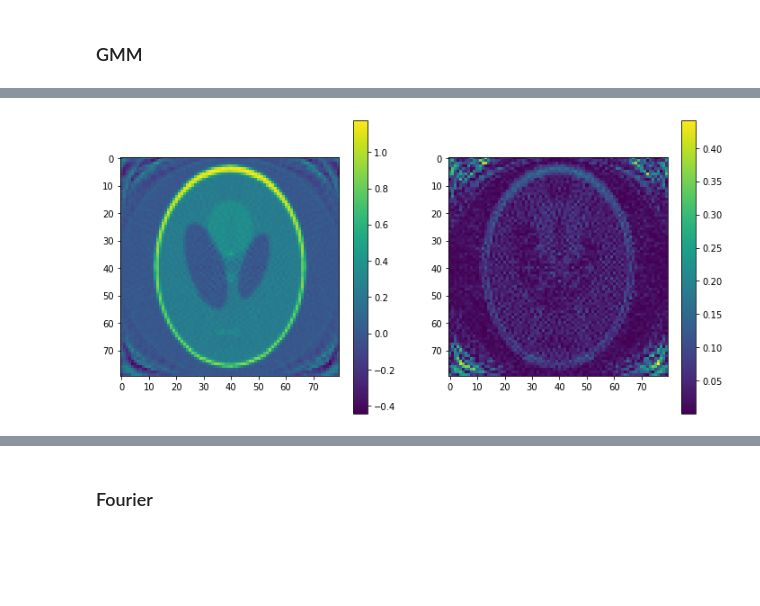
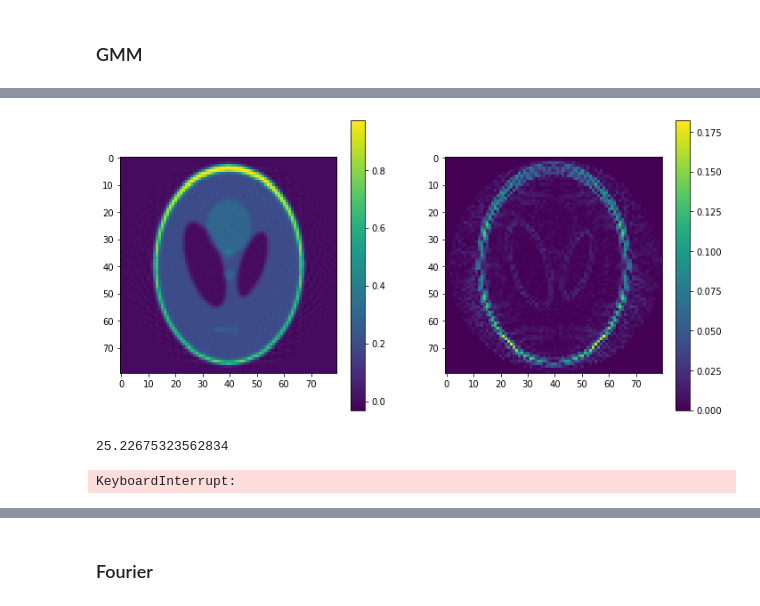
Before and after one commit to bogdantoader/simplecryoem, a Jupyter notebook: nb/SART.ipynb, the cells around one changed output, grey strips where cells are left out. Cells and saved outputs as stored; diff of their text form; code cells hidden in the pictures; blank space fills up the shorter version.

```diff
--- a/nb/SART.ipynb
+++ b/nb/SART.ipynb
@@ -133,7 +138,7 @@ def rotate_and_project_gmm(amp, theta, pts, x_grid, sig):
 # %%
 nx = image.shape[0]
 x_grid = jnp.fft.fftshift(jnp.fft.fftfreq(nx))
-sigma = 0.005
+sigma = 0.008
 amp = 10 + jnp.array(np.random.randn(nx*nx))
 
 rotate_and_project_args = {"x_grid" : x_grid, "sig" : sigma }
@@ -142,7 +147,7 @@ X, Y = jnp.meshgrid(x_grid, x_grid)
 pts = jnp.array([X.ravel(), Y.ravel()]).transpose()
 # %%
 grid_obj = np.array([x_grid[1]-x_grid[0], nx])
-mask = jnp.fft.fftshift(create_2d_mask(grid_obj, (0,0), 0.45))
+mask = jnp.fft.fftshift(create_2d_mask(grid_obj, (0,0), 0.49))
 # %%
 img = pts2img(amp, pts, x_grid, sigma)
 # %%
@@ -160,5 +165,5 @@ plt.imshow(mask*img_rot); plt.colorbar()
 # %%
-fwd_model, fwd_model_vmap = get_fwd_model(pts, rotate_and_project_gmm, rotate_and_project_args)
+fwd_model, fwd_model_vmap = get_fwd_model(pts, rotate_and_project_gmm, mask.ravel(), rotate_and_project_args)
 
 N = sinogram.shape[1]
 sig_noise = 1000
@@ -194,9 +193,10 @@ amp.shape
 # %%
-zero = jnp.zeros(nx**2)
+zero = jnp.zeros((nx**2,))
 Ab = -grad_loss_func(zero)
 AA = lambda v : grad_loss_func(v) + Ab
 
-#x0_cg = jnp.zeros(amp.shape)
+x0_cg = jnp.zeros(amp.shape)
+N_iter = 100
 
-x0_cg, cg_iters = conjugate_gradient(AA, Ab, x0, 50, verbose=True)
+x0_cg, cg_iters = conjugate_gradient(AA, Ab, x0_cg, N_iter, verbose=True)
 # %% [output]
@@ -239,18 +223,18 @@ plt.imshow(grad_loss_func(x0).reshape([nx,nx])); plt.colorbar()
 # %%
 plt.rcParams["figure.figsize"]=12,6
 
 plt.subplot(1,2,1)
-plt.imshow(rec_gmm); plt.colorbar()
+plt.imshow(rec_gmm*mask); plt.colorbar()
 
 plt.subplot(1,2,2)
-plt.imshow(err_gmm); plt.colorbar()
+plt.imshow(err_gmm*mask); plt.colorbar()
 
 plt.rcParams["figure.figsize"]=6,6
 # %% [output]
-[figure, old version]
+[figure, new version]
 # %%
-N_iters = 50
-alpha = 2
+N_iters = 100
+alpha = 1e-1
 
 x0 = jnp.zeros(amp.shape)
 
@@ -267,6 +251,9 @@ for i in range(N_iters):
 rec_gmm = pts2img(x0, pts, x_grid, sigma)
 err_gmm = jnp.abs(rec_gmm - image)
 print(f"Error = {jnp.max(err_gmm)}")
+# %% [output]
+25.22675323562834
+KeyboardInterrupt:
 # %%
 rec_gmm = pts2img(x0, pts, x_grid, sigma)
 err_gmm = jnp.abs(rec_gmm - image)
```
Also changed, not shown: parts of 34 cells of this notebook.
